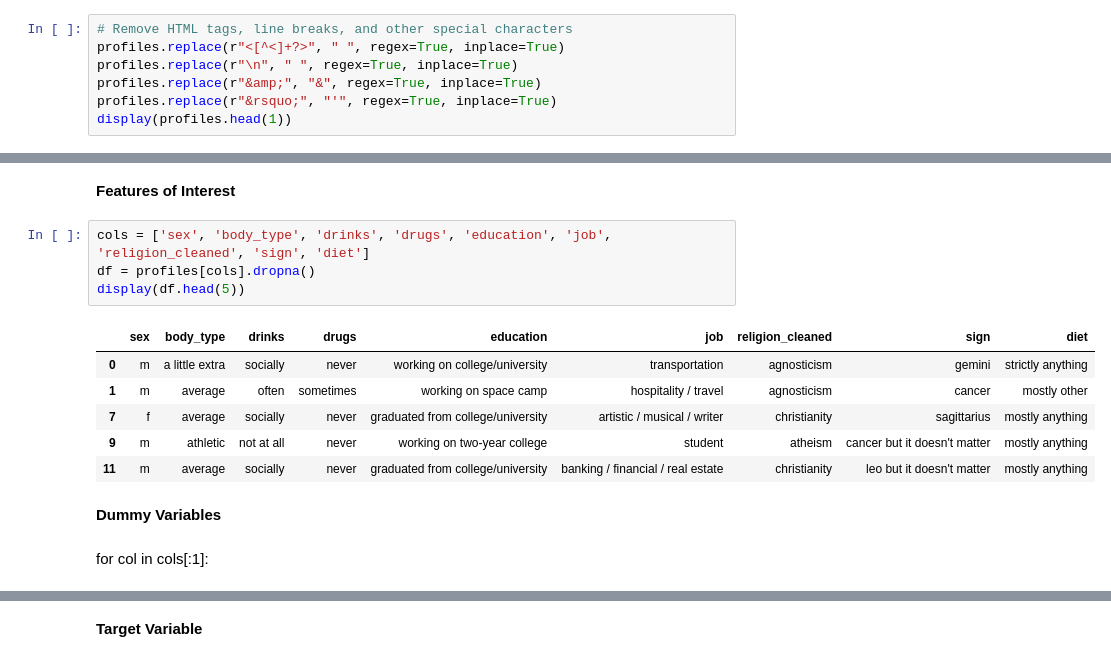
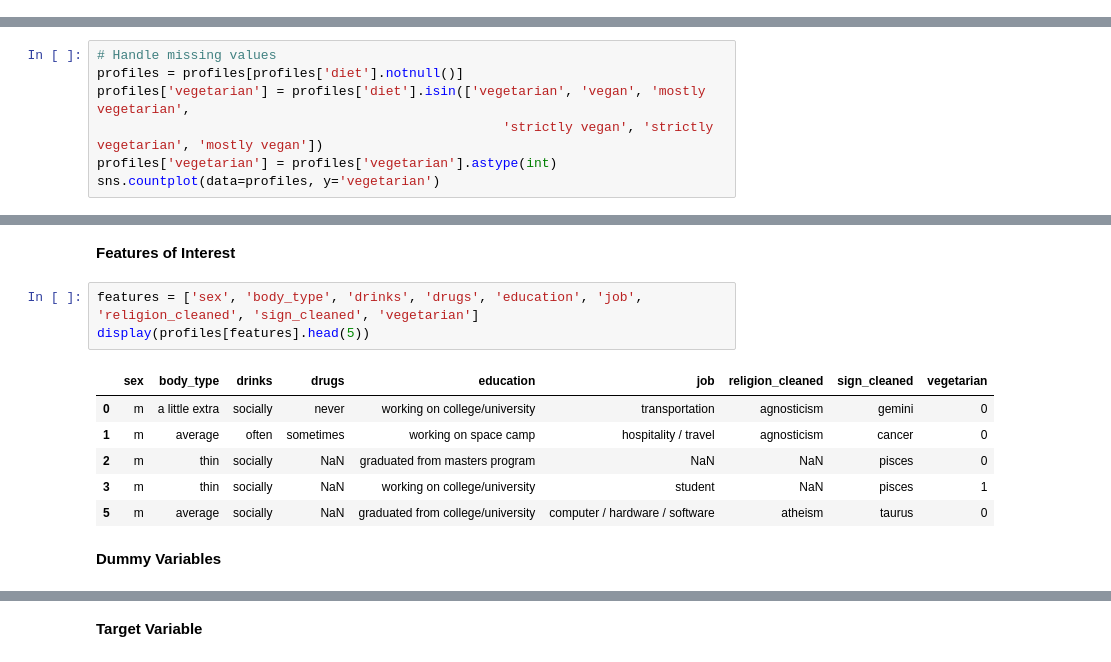
Before and after one commit to abelkwong/ml-okcupid, a Jupyter notebook: date-a-scientist (working) (1).ipynb, the cells around one changed output, grey strips where cells are left out. Drawn from its saved outputs; the diff is of its cells as text.

```diff
--- a/date-a-scientist (working) (1).ipynb
+++ b/date-a-scientist (working) (1).ipynb
@@ -78,7 +77,0 @@ By examining the first couple of rows, it is apparent that some of the columns c
-# %%
-# Remove HTML tags, line breaks, and other special characters
-profiles.replace(r"<[^<]+?>", " ", regex=True, inplace=True)
-profiles.replace(r"\n", " ", regex=True, inplace=True)
-profiles.replace(r"&amp;", "&", regex=True, inplace=True)
-profiles.replace(r"&rsquo;", "'", regex=True, inplace=True)
-display(profiles.head(1))
@@ -214,0 +218,7 @@ sns.countplot(data=profiles, y='diet', order=profiles['diet'].value_counts().ind
+# %%
+# Handle missing values
+profiles = profiles[profiles['diet'].notnull()]
+profiles['vegetarian'] = profiles['diet'].isin(['vegetarian', 'vegan', 'mostly vegetarian',
+                                                    'strictly vegan', 'strictly vegetarian', 'mostly vegan'])
+profiles['vegetarian'] = profiles['vegetarian'].astype(int)
+sns.countplot(data=profiles, y='vegetarian')
@@ -215,17 +238,14 @@ sns.countplot(data=profiles, y='diet', order=profiles['diet'].value_counts().ind
 # %% [markdown]
 **Features of Interest**
 # %%
-cols = ['sex', 'body_type', 'drinks', 'drugs', 'education', 'job', 'religion_cleaned', 'sign', 'diet']
-df = profiles[cols].dropna()
-display(df.head(5))
+features = ['sex', 'body_type', 'drinks', 'drugs', 'education', 'job', 'religion_cleaned', 'sign_cleaned', 'vegetarian']
+display(profiles[features].head(5))
 # %% [output]
-|  | sex | body_type | drinks | drugs | education | job | religion_cleaned | sign | diet |
-| 0 | m | a little extra | socially | never | working on college/university | transportation | agnosticism | gemini | strictly anything |
-| 1 | m | average | often | sometimes | working on space camp | hospitality / travel | agnosticism | cancer | mostly other |
-| 7 | f | average | socially | never | graduated from college/university | artistic / musical / writer | christianity | sagittarius | mostly anything |
-| 9 | m | athletic | not at all | never | working on two-year college | student | atheism | cancer but it doesn't matter | mostly anything |
-| 11 | m | average | socially | never | graduated from college/university | banking / financial / real estate | christianity | leo but it doesn't matter | mostly anything |
+|  | sex | body_type | drinks | drugs | education | job | religion_cleaned | sign_cleaned | vegetarian |
+| 0 | m | a little extra | socially | never | working on college/university | transportation | agnosticism | gemini | 0 |
+| 1 | m | average | often | sometimes | working on space camp | hospitality / travel | agnosticism | cancer | 0 |
+| 2 | m | thin | socially | NaN | graduated from masters program | NaN | NaN | pisces | 0 |
+| 3 | m | thin | socially | NaN | working on college/university | student | NaN | pisces | 1 |
+| 5 | m | average | socially | NaN | graduated from college/university | computer / hardware / software | atheism | taurus | 0 |
 # %% [markdown]
 **Dummy Variables**
-# %% [markdown]
-for col in cols[:1]:
```
Also changed, not shown: parts of 38 cells of this notebook.
